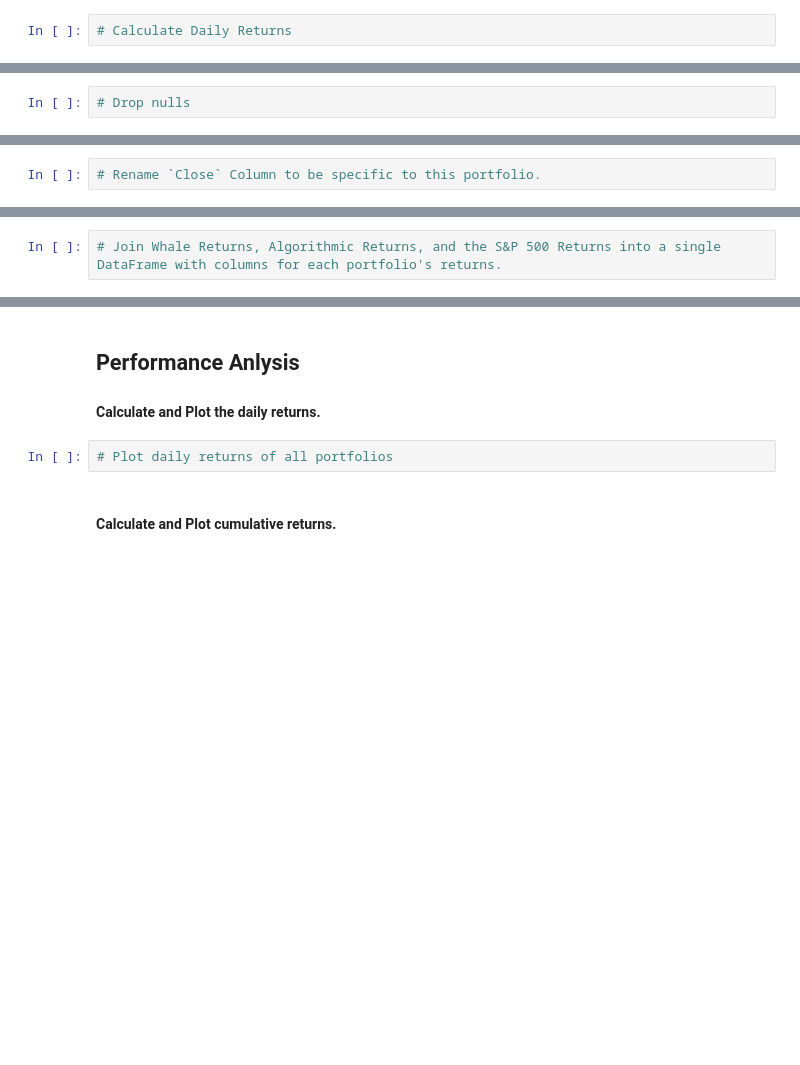
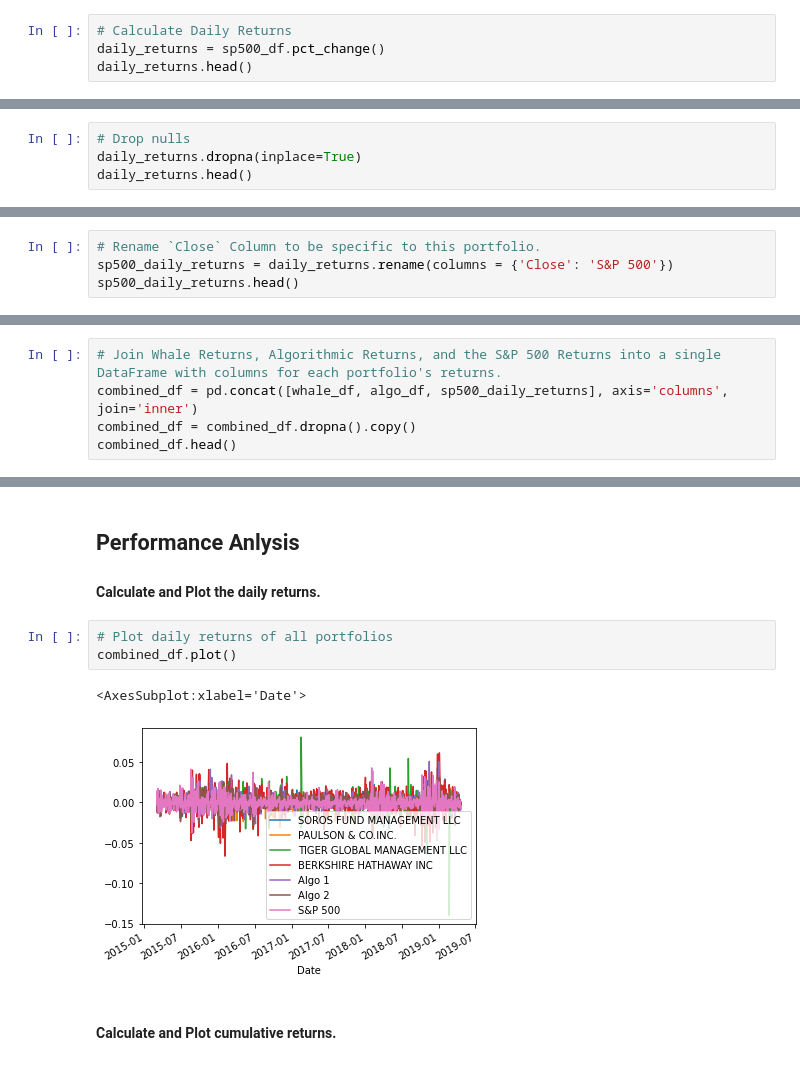
Before and after one commit to jeffreycfwang/FinTech, a Jupyter notebook: Class/04-Pandas/Homework/Starter_Code/whale_analysis.ipynb, the cells around one changed output, grey strips where cells are left out. Saved outputs shown, nothing was run; the diff lists cells and outputs as text; blank space fills up the shorter version.

```diff
--- a/Class/04-Pandas/Homework/Starter_Code/whale_analysis.ipynb
+++ b/Class/04-Pandas/Homework/Starter_Code/whale_analysis.ipynb
@@ -134,2 +198,4 @@ TypeError: 'WindowsPath' object is not subscriptable
 # %%
 # Calculate Daily Returns
+daily_returns = sp500_df.pct_change()
+daily_returns.head()
@@ -136,2 +210,4 @@ TypeError: 'WindowsPath' object is not subscriptable
 # %%
 # Drop nulls
+daily_returns.dropna(inplace=True)
+daily_returns.head()
@@ -138,2 +222,4 @@ TypeError: 'WindowsPath' object is not subscriptable
 # %%
 # Rename `Close` Column to be specific to this portfolio.
+sp500_daily_returns = daily_returns.rename(columns = {'Close': 'S&P 500'})
+sp500_daily_returns.head()
@@ -141,3 +235,6 @@ TypeError: 'WindowsPath' object is not subscriptable
 ## Combine Whale, Algorithmic, and S&P 500 Returns
 # %%
 # Join Whale Returns, Algorithmic Returns, and the S&P 500 Returns into a single DataFrame with columns for each portfolio's returns.
+combined_df = pd.concat([whale_df, algo_df, sp500_daily_returns], axis='columns', join='inner')
+combined_df = combined_df.dropna().copy()
+combined_df.head()
@@ -153,6 +258,10 @@ In this section, you will calculate and visualize performance and risk metrics f
 #### Calculate and Plot the daily returns.
 # %%
 # Plot daily returns of all portfolios
+combined_df.plot()
+# %% [output]
+<AxesSubplot:xlabel='Date'>
+[figure, added]
 # %% [markdown]
 #### Calculate and Plot cumulative returns.
 # %%
```
Also changed, not shown: parts of 37 cells of this notebook, 6 other files.
